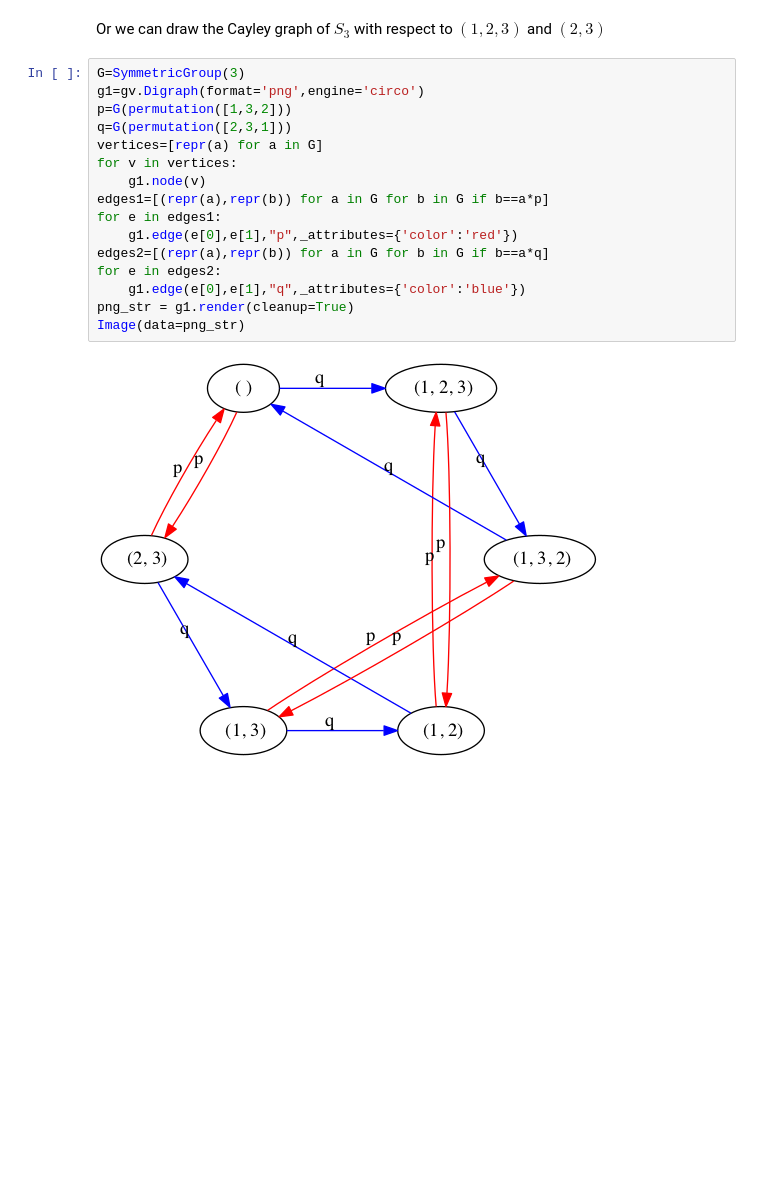
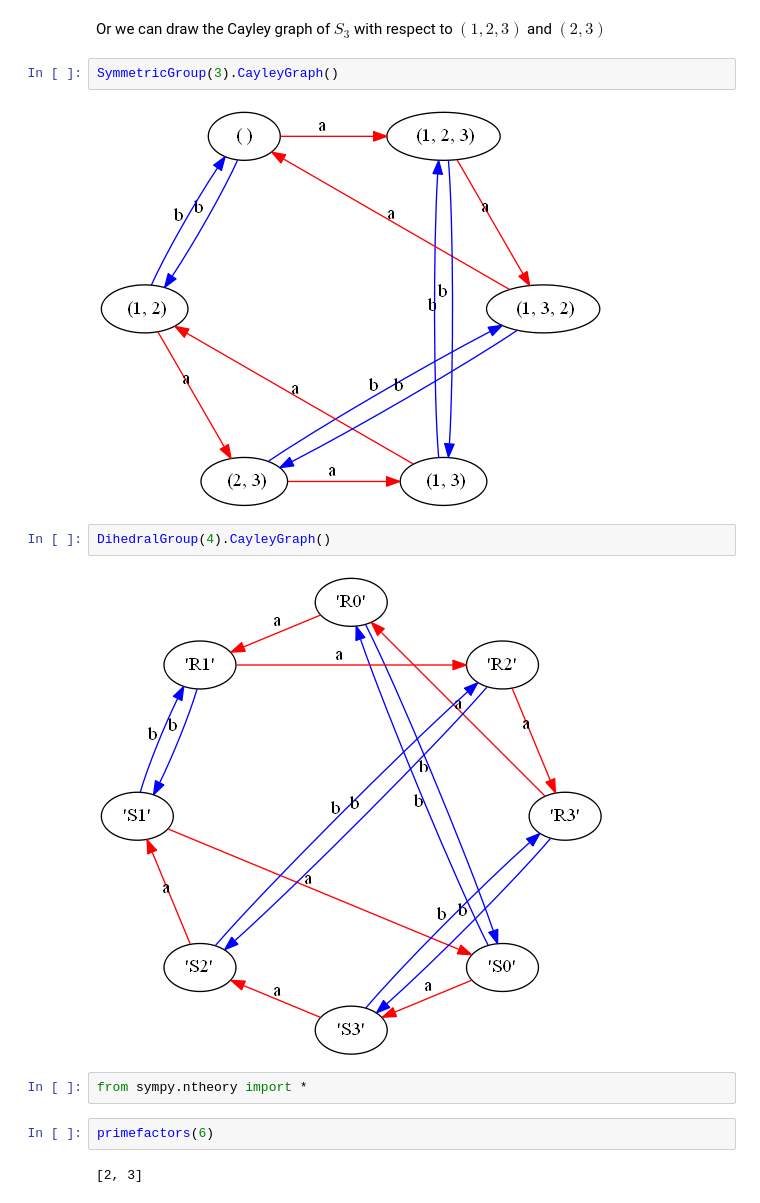
Before and after one commit to pedritomelenas/Algebra-II, a Jupyter notebook: Grupos/absalg-new/Tutorial.ipynb, the cells around one changed output. Cells and saved outputs as stored; diff of their text form; blank space fills up the shorter version.

```diff
--- a/Grupos/absalg-new/Tutorial.ipynb
+++ b/Grupos/absalg-new/Tutorial.ipynb
@@ -766,20 +607,16 @@ Image(png_str)
 # %% [markdown]
 Or we can draw the Cayley graph of $S_3$ with respect to $(1,2,3)$ and $(2,3)$
-# %%
-G=SymmetricGroup(3)
-g1=gv.Digraph(format='png',engine='circo')
-p=G(permutation([1,3,2]))
-q=G(permutation([2,3,1]))
-vertices=[repr(a) for a in G]
-for v in vertices:
-    g1.node(v)
-edges1=[(repr(a),repr(b)) for a in G for b in G if b==a*p]
-for e in edges1:
-    g1.edge(e[0],e[1],"p",_attributes={'color':'red'})
-edges2=[(repr(a),repr(b)) for a in G for b in G if b==a*q]
-for e in edges2:
-    g1.edge(e[0],e[1],"q",_attributes={'color':'blue'})
-png_str = g1.render(cleanup=True)
-Image(data=png_str)
-# %% [output]
-[figure, removed]
+# %%
+SymmetricGroup(3).CayleyGraph()
+# %% [output]
+[figure, added]
+# %%
+DihedralGroup(4).CayleyGraph()
+# %% [output]
+[figure, added]
+# %%
+from sympy.ntheory import *
+# %%
+primefactors(6)
+# %% [output]
+[2, 3]
```
Also changed, not shown: parts of 94 cells of this notebook.
